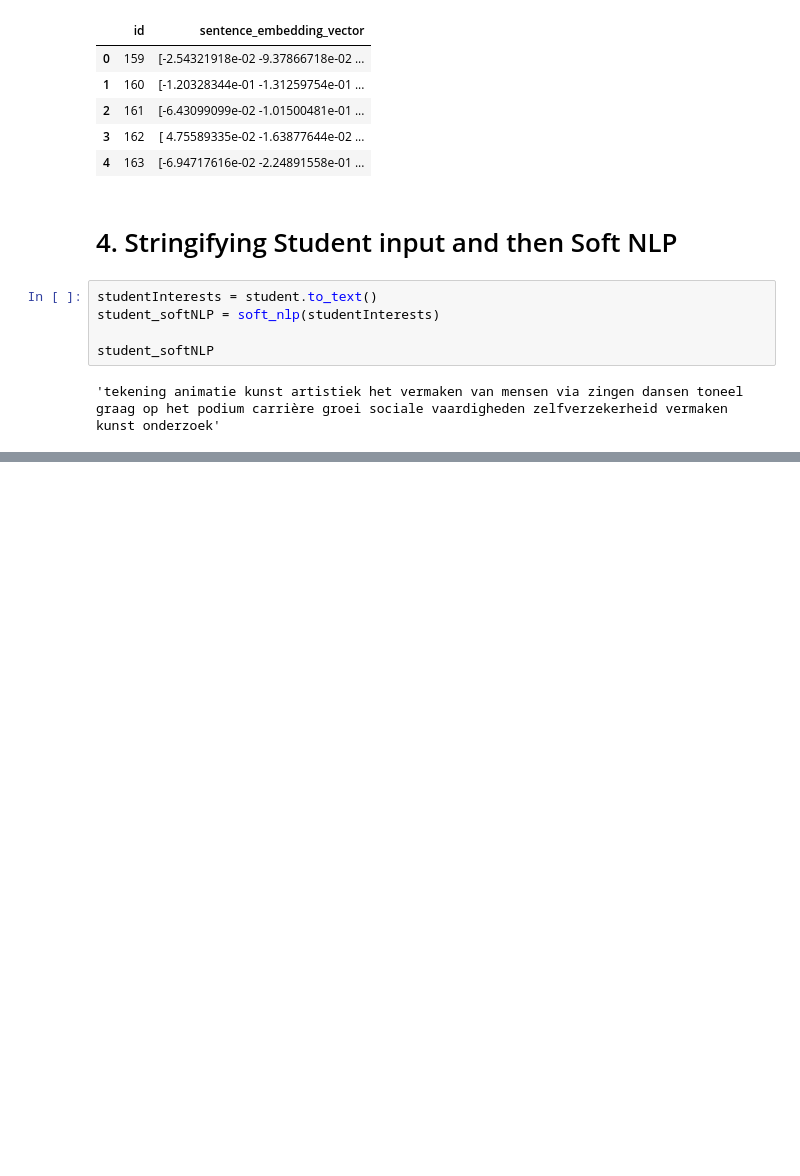
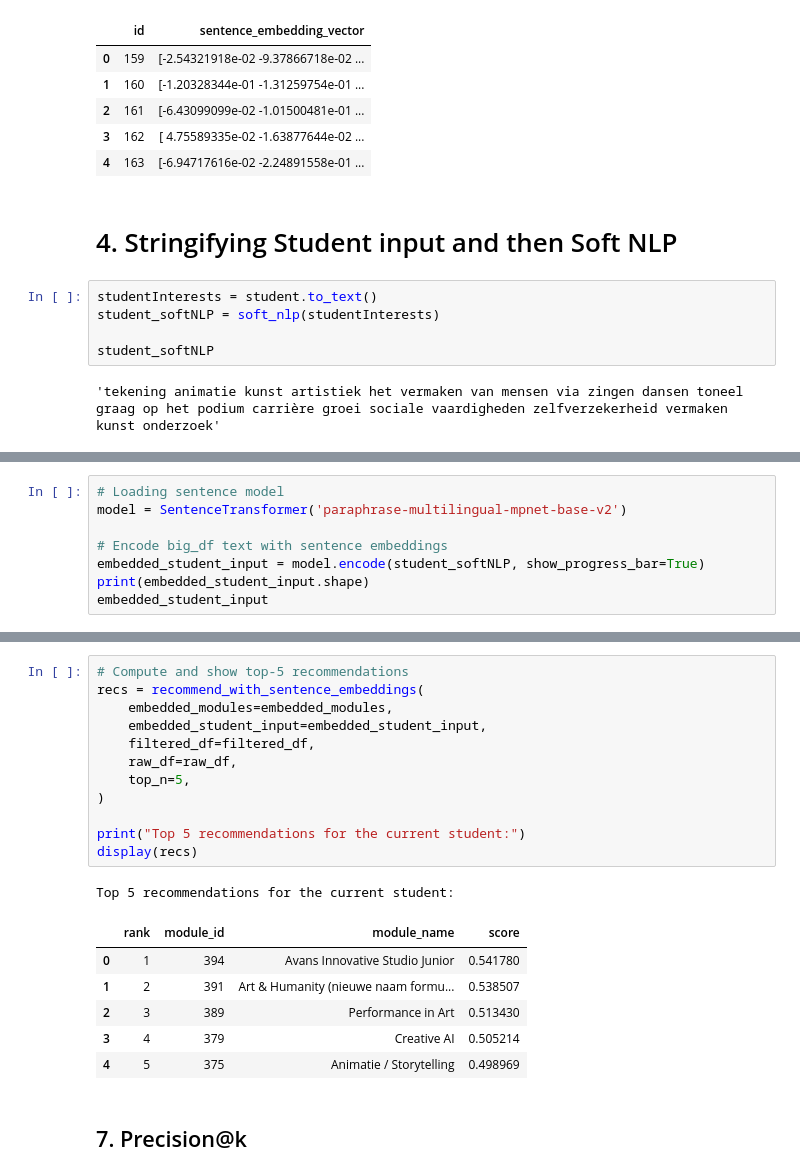
Before and after one commit to DanielvG-IT/Avans, a Jupyter notebook: Notebooks/3.2_model_training_se.ipynb, the cells around one changed output, grey strips where cells are left out. Drawn from its saved outputs; the diff is of its cells as text; blank space fills up the shorter version.

Commit message:
Done precision@k

```diff
--- a/Notebooks/3.2_model_training_se.ipynb
+++ b/Notebooks/3.2_model_training_se.ipynb
@@ -147,0 +153,8 @@ student_softNLP
+# %%
+# Loading sentence model
+model = SentenceTransformer('paraphrase-multilingual-mpnet-base-v2')
+
+# Encode big_df text with sentence embeddings
+embedded_student_input = model.encode(student_softNLP, show_progress_bar=True)
+print(embedded_student_input.shape)
+embedded_student_input
@@ -147,0 +284,22 @@ student_softNLP
+# %%
+# Compute and show top‑5 recommendations
+recs = recommend_with_sentence_embeddings(
+    embedded_modules=embedded_modules,
+    embedded_student_input=embedded_student_input,
+    filtered_df=filtered_df,
+    raw_df=raw_df,
+    top_n=5,
+)
+
+print("Top 5 recommendations for the current student:")
+display(recs)
+# %% [output]
+Top 5 recommendations for the current student:
+|  | rank | module_id | module_name | score |
+| 0 | 1 | 394 | Avans Innovative Studio Junior | 0.541780 |
+| 1 | 2 | 391 | Art & Humanity (nieuwe naam formu... | 0.538507 |
+| 2 | 3 | 389 | Performance in Art | 0.513430 |
+| 3 | 4 | 379 | Creative AI | 0.505214 |
+| 4 | 5 | 375 | Animatie / Storytelling | 0.498969 |
+# %% [markdown]
+## 7. Precision@k
```
Also changed, not shown: parts of 7 cells of this notebook.
